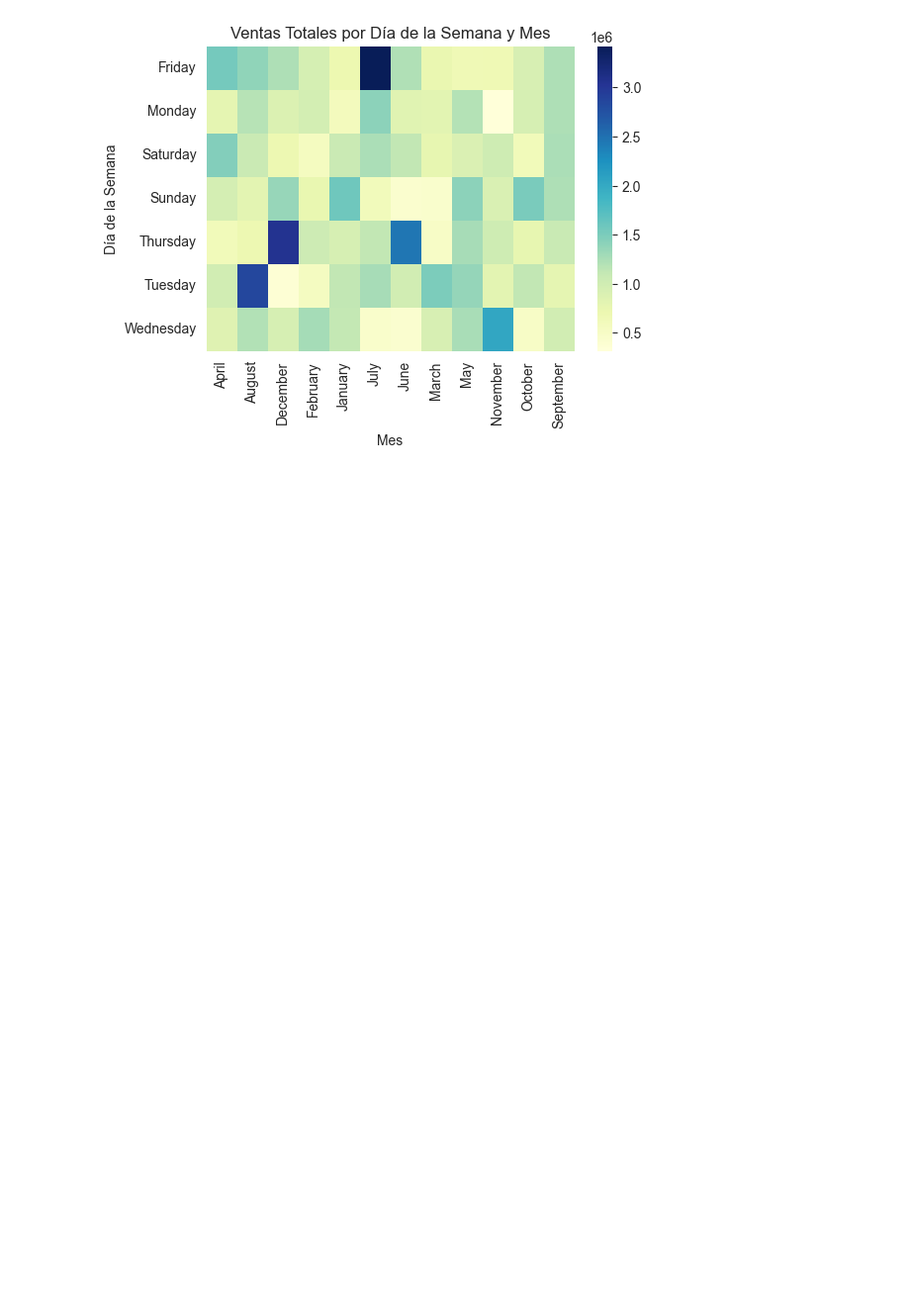
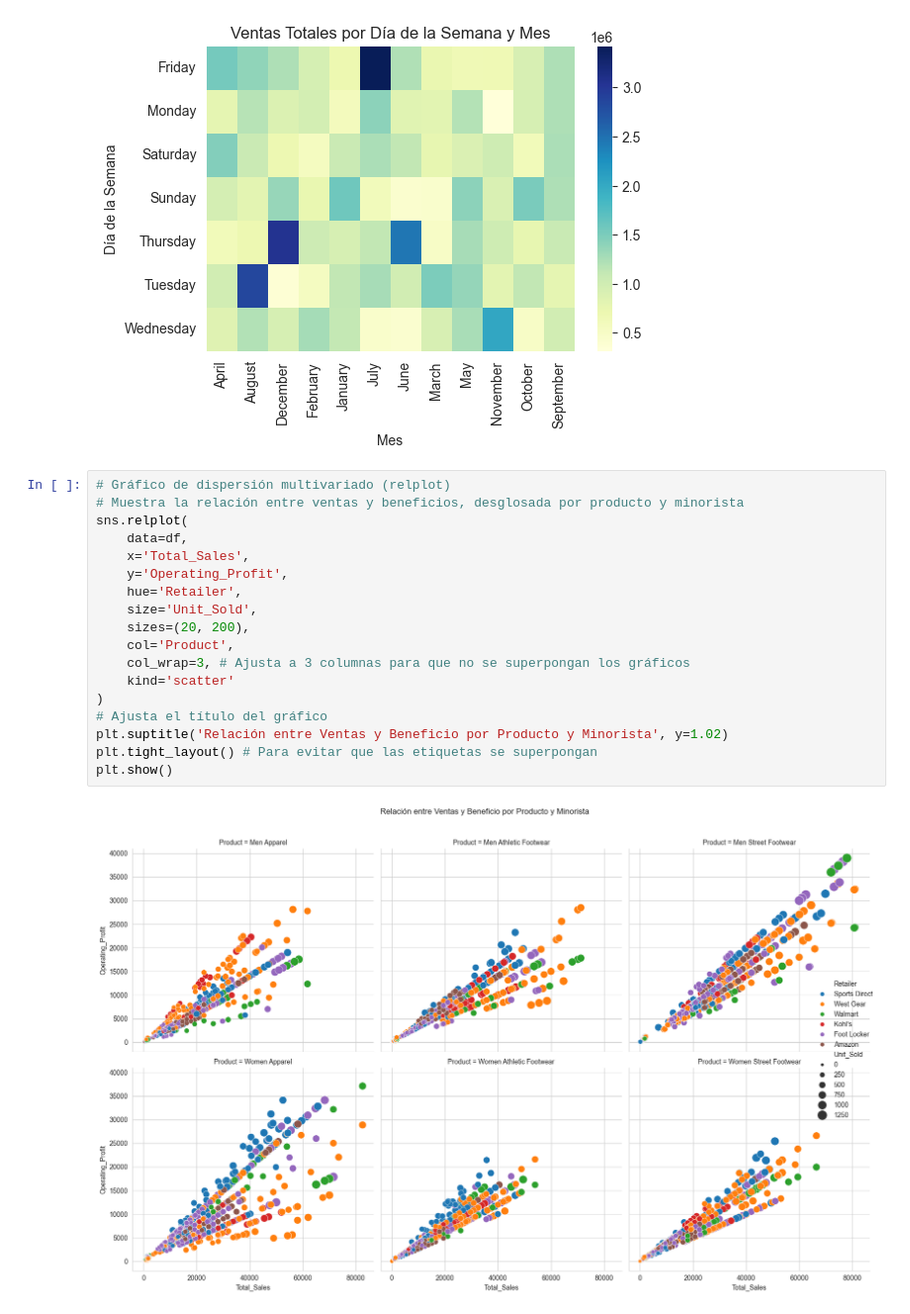
Before and after one commit to Factoria-F5-madrid/EDA_MaribelGutierrezRamirez, a Jupyter notebook: EDA_Adidas.ipynb, the cells around one changed output. Shown at 99% size. Drawn from its saved outputs; the diff is of its cells as text; blank space fills up the shorter version.

```diff
--- a/EDA_Adidas.ipynb
+++ b/EDA_Adidas.ipynb
@@ -232,3 +232,23 @@ plt.ylabel('Día de la Semana')
 plt.show()
 # %% [output]
 [figure]
+# %%
+# Gráfico de dispersión multivariado (relplot)
+# Muestra la relación entre ventas y beneficios, desglosada por producto y minorista
+sns.relplot(
+    data=df,
+    x='Total_Sales',
+    y='Operating_Profit',
+    hue='Retailer',
+    size='Unit_Sold',
+    sizes=(20, 200),
+    col='Product',
+    col_wrap=3, # Ajusta a 3 columnas para que no se superpongan los gráficos
+    kind='scatter'
+)
+# Ajusta el título del gráfico
+plt.suptitle('Relación entre Ventas y Beneficio por Producto y Minorista', y=1.02)
+plt.tight_layout() # Para evitar que las etiquetas se superpongan
+plt.show()
+# %% [output]
+[figure, added]
```
Also changed, not shown: parts of 4 cells of this notebook.
